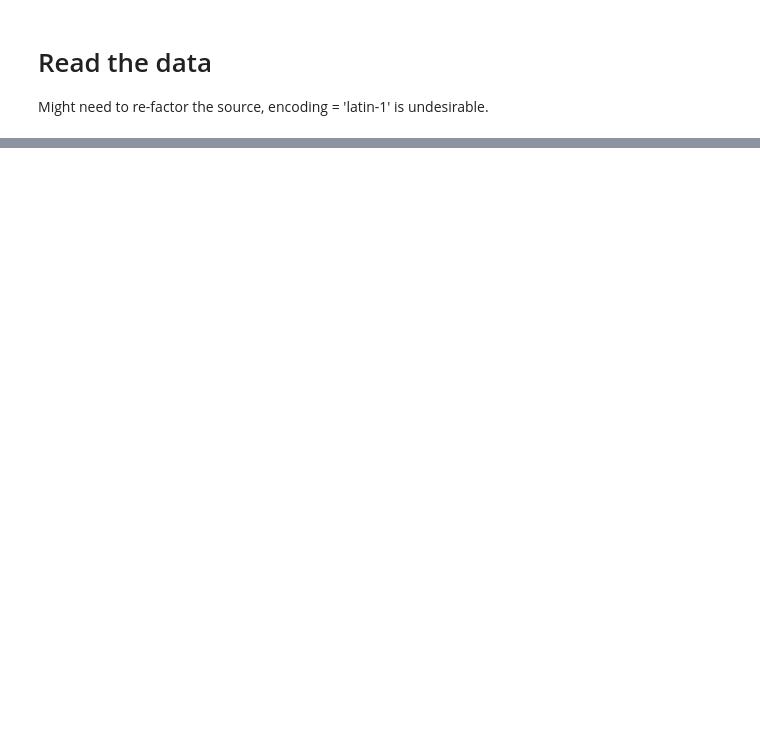
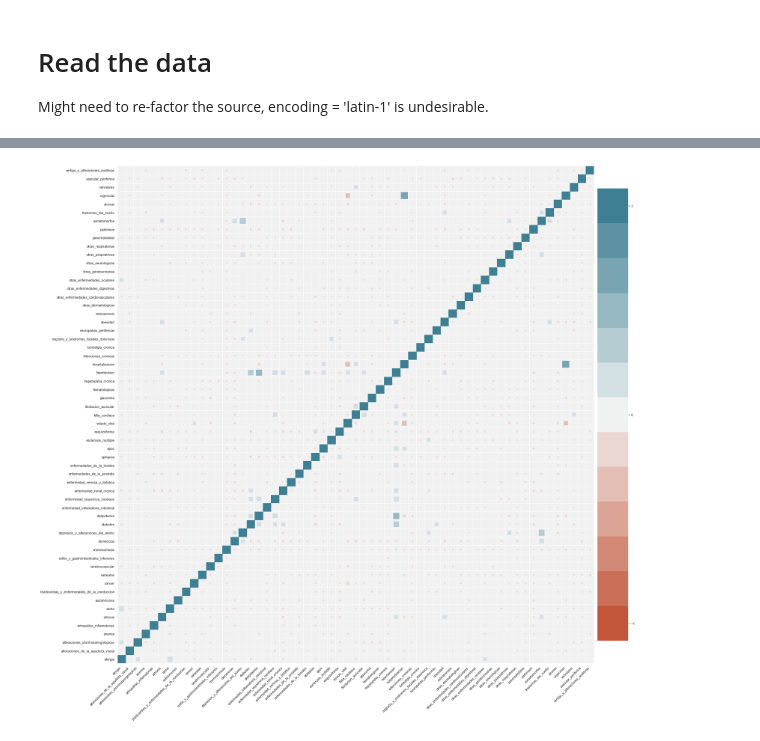
Before and after one commit to Teett/ds4a-team-62, a Jupyter notebook: notebooks/eda_daniel.ipynb, the cells around one changed output, grey strips where cells are left out. Drawn from its saved outputs; the diff is of its cells as text; code cells hidden in the pictures; blank space fills up the shorter version.

```diff
--- a/notebooks/eda_daniel.ipynb
+++ b/notebooks/eda_daniel.ipynb
@@ -25,0 +109,14 @@ profile.to_file("../reports/pluri_patients_minimal.html")
+# %%
+from heatmap import heatmap, corrplot
+my_palette = sns.diverging_palette(20, 220, n= 13)
+
+heatmap(x=corr['x'],
+y=corr['y'],
+size=corr['value'].abs(),
+size_scale = 700,
+color = corr['value'],
+palette = my_palette,
+color_range = (-1, 1)
+)
+# %% [output]
+[figure, added]
```
Also changed, not shown: parts of 9 cells of this notebook, 1 other file.
